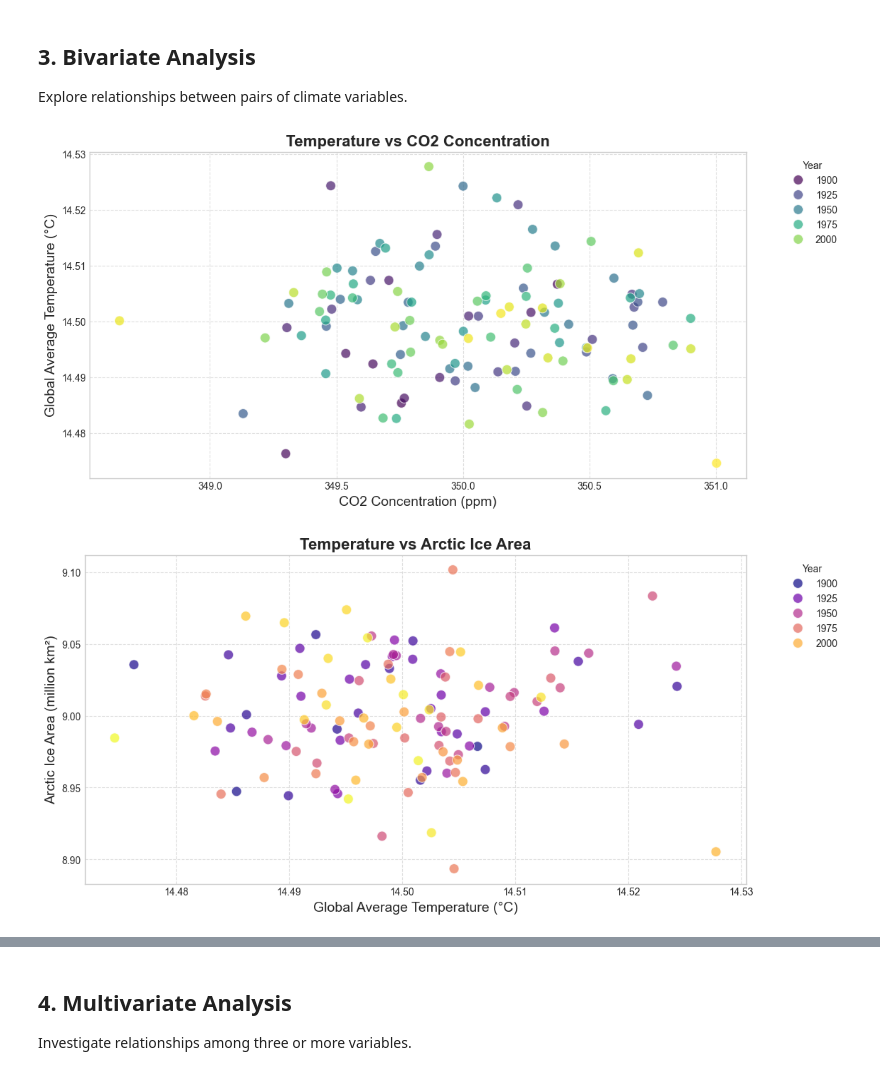
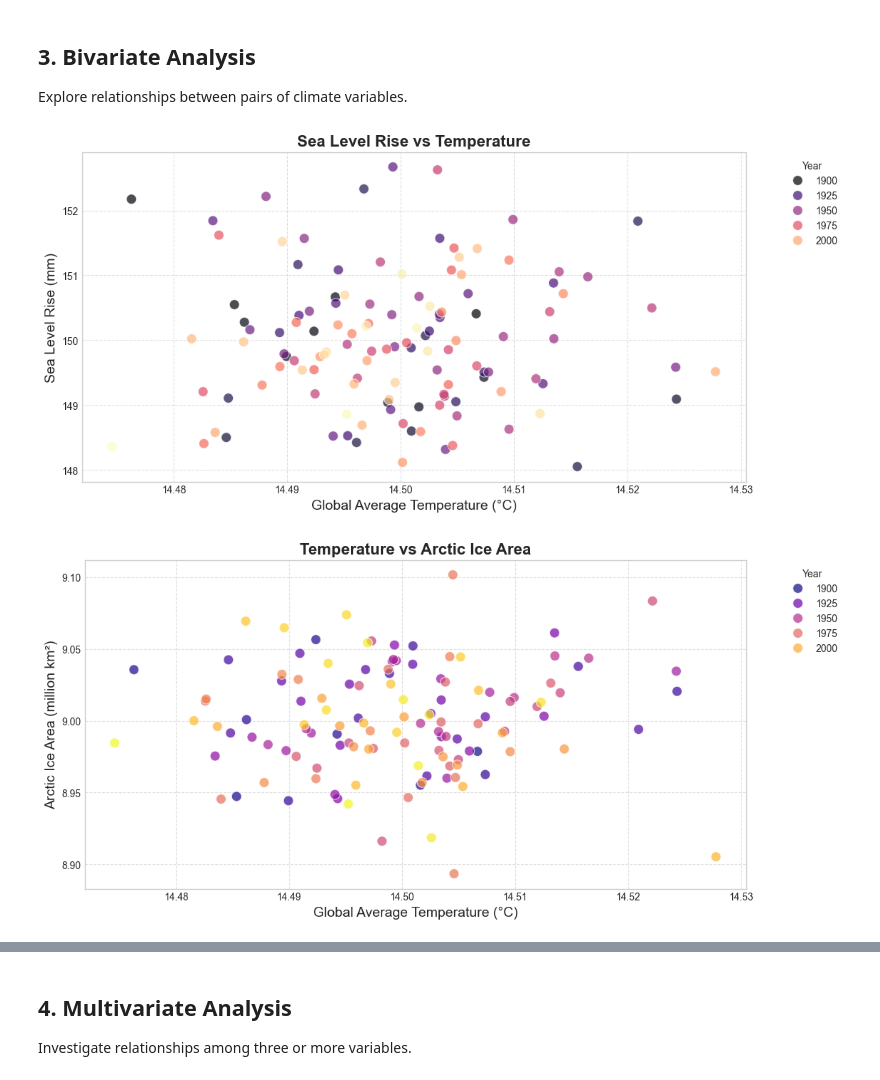
Before and after one commit to Omdena-NIC-Nepal/complete-eda-assignment-group-c-coding-mafia, a Jupyter notebook: climate_eda.ipynb, the cells around one changed output, grey strips where cells are left out. Drawn from its saved outputs; the diff is of its cells as text; code cells hidden in the pictures.

```diff
--- a/climate_eda.ipynb
+++ b/climate_eda.ipynb
@@ -24,7 +24,8 @@ sns.set_palette('viridis')
 Load the climate data and perform necessary cleaning and aggregation.
 # %%
 # Load the dataset
-df = pd.read_csv('data/Climate_Change_Indicators.csv')
+
+df = pd.read_csv('../data/Climate_Change_Indicators.csv')  # Adjusted path
 # Display the first few rows of the dataset
 df.head()
 # %% [output]
@@ -250,39 +251,42 @@ Explore relationships between pairs of climate variables.
 # %%
 # TODO: Perform bivariate analysis
 # Include correlation analysis and appropriate visualizations
 # Your code here
 def bivariate_analysis(df):
-    # Scatter plots for key relationships with enhanced aesthetics
+    # Scatter plot for Sea Level vs Temperature
     plt.figure(figsize=(12, 6))
-    sns.scatterplot(data=df, x='CO2 Concentration (ppm)', y='Global Average Temperature (°C)', hue='Year', palette='viridis', s=100, alpha=0.7)
-    plt.title('Temperature vs CO2 Concentration', fontsize=16, fontweight='bold')
-    plt.xlabel('CO2 Concentration (ppm)', fontsize=14)
-    plt.ylabel('Global Average Temperature (°C)', fontsize=14)
+    sns.scatterplot(data=df, x='Global Average Temperature (°C)', y='Sea Level Rise (mm)', hue='Year', palette='magma', s=100, alpha=0.7)
+    plt.title('Sea Level Rise vs Temperature', fontsize=16, fontweight='bold')
+    plt.xlabel('Global Average Temperature (°C)', fontsize=14)
+    plt.ylabel('Sea Level Rise (mm)', fontsize=14)
     plt.legend(title='Year', bbox_to_anchor=(1.05, 1), loc='upper left')
     plt.grid(True, linestyle='--', alpha=0.6)
     plt.show()
 
+    # Correlation matrix including Sea Level
+    variables = ['CO2 Concentration (ppm)', 'Global Average Temperature (°C)', 'Arctic Ice Area (million km²)', 'Sea Level Rise (mm)']
+    corr_matrix = df[variables].corr()
     plt.figure(figsize=(12, 6))
     sns.scatterplot(data=df, x='Global Average Temperature (°C)', y='Arctic Ice Area (million km²)', hue='Year', palette='plasma', s=100, alpha=0.7)
     plt.title('Temperature vs Arctic Ice Area', fontsize=16, fontweight='bold')
     plt.xlabel('Global Average Temperature (°C)', fontsize=14)
     plt.ylabel('Arctic Ice Area (million km²)', fontsize=14)
     plt.legend(title='Year', bbox_to_anchor=(1.05, 1), loc='upper left')
     plt.grid(True, linestyle='--', alpha=0.6)
     plt.show()
 
     # Correlation matrix with enhanced aesthetics
     variables = ['CO2 Concentration (ppm)', 'Global Average Temperature (°C)', 'Arctic Ice Area (million km²)'] # Specify your variables
     corr_matrix = df[variables].corr()
     plt.figure(figsize=(10, 8))
     sns.heatmap(corr_matrix, annot=True, cmap='coolwarm', fmt=".2f", linewidths=.5, cbar_kws={"shrink": 0.75})
     plt.title('Correlation Matrix', fontsize=16, fontweight='bold')
     plt.show()
 
 # Call the function with your dataframe
 bivariate_analysis(df_years)
 # %% [output]
-[figure, old version]
+[figure, new version]
 [figure]
 [figure]
 # %% [markdown]
```
Also changed, not shown: parts of 1 cell of this notebook, 1 other file.
